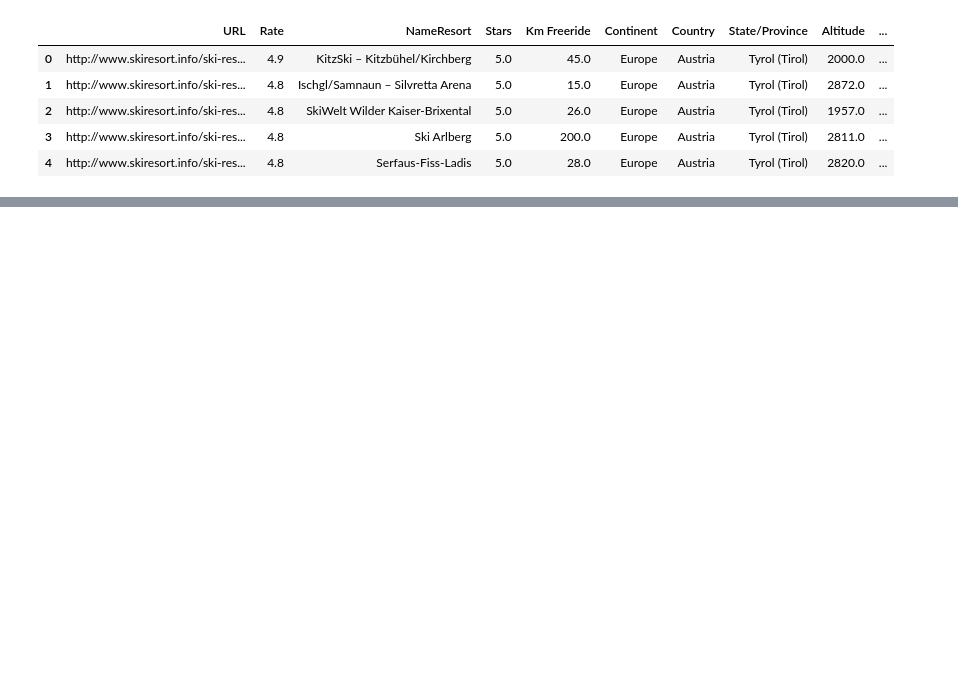
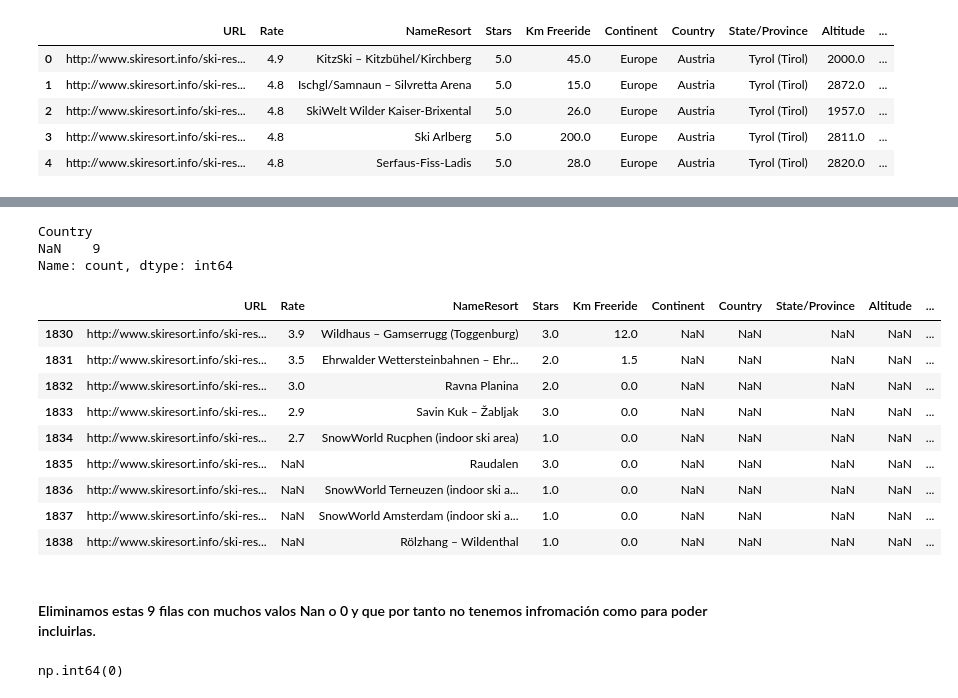
Before and after one commit to contactodiegovega/Ski-Resort-Analysis, a Jupyter notebook: notebooks/preprocesamiento.ipynb, the cells around one changed output, grey strips where cells are left out. Cells and saved outputs as stored; diff of their text form; code cells hidden in the pictures; blank space fills up the shorter version.

```diff
--- a/notebooks/preprocesamiento.ipynb
+++ b/notebooks/preprocesamiento.ipynb
@@ -194,0 +491,2 @@ df[df["Snow parks"].notna()].head()
+# %%
+df["NameResort"] = df["NameResort"].str.lstrip(". ").str.strip()
@@ -194,0 +637,4 @@ df[df["Snow parks"].notna()].head()
+# %%
+df.loc[df["Currency"] == "-", "Currency"] = (
+    df.loc[df["Currency"] == "-", "Country"].map(moneda_por_pais)
+)
@@ -194,0 +685,52 @@ df[df["Snow parks"].notna()].head()
+# %%
+monedas_manuales = {
+    "Morocco": "Moroccan Dirham",
+    "Central Russia": "Russian ruble",
+    "Volga Federal District": "Russian ruble",
+    "Turkmenistan": "Turkmenistani Manat",
+    "Uzbekistan": "Uzbekistani Som",
+    "Belarus": "Belarusian Ruble",
+    "Malaysia": "Malaysian Ringgit",
+    "North Korea": "North Korean Won",
+    "Pakistan": "Pakistani Rupee",
+    "Albania": "Albanian Lek",
+    "Iraq": "Iraqi Dinar",
+    "Qatar": "Qatari Riyal",
+    "Mexico": "Mexican Peso",
+    "Algeria": "Algerian Dinar",
+    "Nepal": "Nepalese Rupee",
+    "Peru": "Peruvian Sol",
+    "Thailand": "Thai Baht",
+    "Bahrain": "Bahraini Dinar",
+    "Ireland": "European Euro",
+    "Egypt": "Egyptian Pound",
+    "Namibia": "Namibian Dollar",
+    "Singapore": "Singapore Dollar"
+}
+# %%
+mask = df["Currency"].isna()
+
+df.loc[mask, "Currency"] = (
+    df.loc[mask, "Country"].map(monedas_manuales)
+)
+# %%
+df[df["Currency"].isna()]["Country"].value_counts(dropna=False)
+# %% [output]
+Country
+NaN    9
+Name: count, dtype: int64
+# %%
+df[df["Country"].isna()]
+# %% [output]
+|  | URL | Rate | NameResort | Stars | Km Freeride | Continent | Country | State/Province | Altitude | ... |
+| 1830 | http://www.skiresort.info/ski-res... | 3.9 | Wildhaus – Gamserrugg (Toggenburg) | 3.0 | 12.0 | NaN | NaN | NaN | NaN | ... |
+| 1831 | http://www.skiresort.info/ski-res... | 3.5 | Ehrwalder Wettersteinbahnen – Ehr... | 2.0 | 1.5 | NaN | NaN | NaN | NaN | ... |
+| 1832 | http://www.skiresort.info/ski-res... | 3.0 | Ravna Planina | 2.0 | 0.0 | NaN | NaN | NaN | NaN | ... |
+| 1833 | http://www.skiresort.info/ski-res... | 2.9 | Savin Kuk – Žabljak | 3.0 | 0.0 | NaN | NaN | NaN | NaN | ... |
+| 1834 | http://www.skiresort.info/ski-res... | 2.7 | SnowWorld Rucphen (indoor ski area) | 1.0 | 0.0 | NaN | NaN | NaN | NaN | ... |
+| 1835 | http://www.skiresort.info/ski-res... | NaN | Raudalen | 3.0 | 0.0 | NaN | NaN | NaN | NaN | ... |
+| 1836 | http://www.skiresort.info/ski-res... | NaN | SnowWorld Terneuzen (indoor ski a... | 1.0 | 0.0 | NaN | NaN | NaN | NaN | ... |
+| 1837 | http://www.skiresort.info/ski-res... | NaN | SnowWorld Amsterdam (indoor ski a... | 1.0 | 0.0 | NaN | NaN | NaN | NaN | ... |
+| 1838 | http://www.skiresort.info/ski-res... | NaN | Rölzhang – Wildenthal | 1.0 | 0.0 | NaN | NaN | NaN | NaN | ... |
+# %% [markdown]
+#### Eliminamos estas 9 filas con muchos valos Nan o 0 y que por tanto no tenemos infromación como para poder incluirlas.
@@ -194,0 +739,4 @@ df[df["Snow parks"].notna()].head()
+# %%
+df["Country"].isna().sum()
+# %% [output]
+np.int64(0)
```
Also changed, not shown: parts of 45 cells of this notebook.
